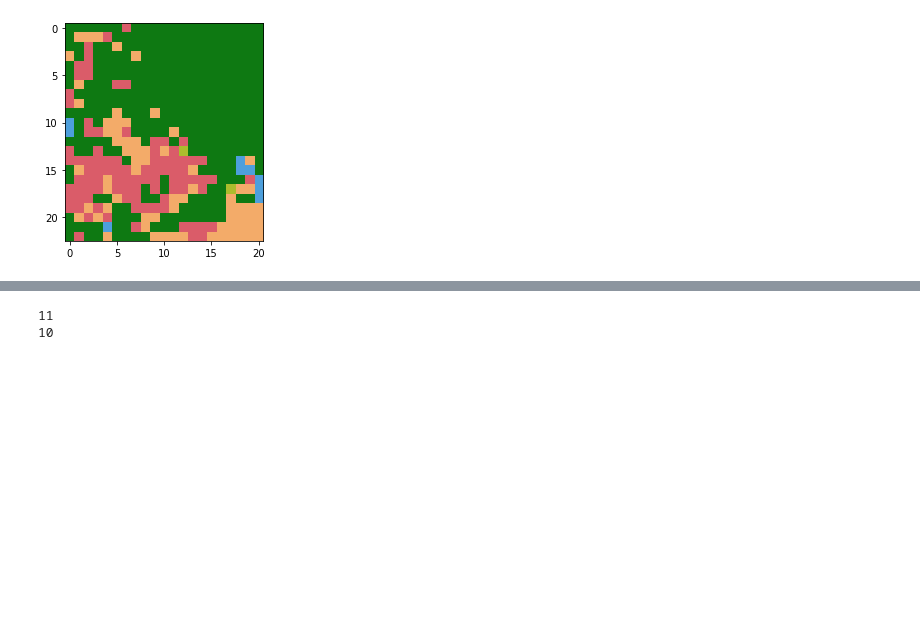
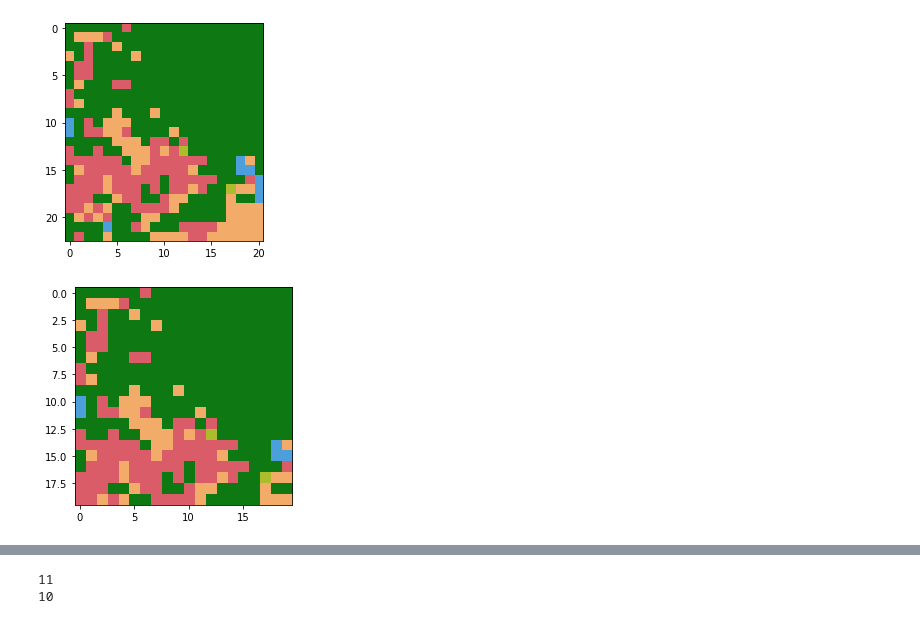
Before and after one commit to erinestafford/Bat_model, a Jupyter notebook: Australia data.ipynb, the cells around one changed output, grey strips where cells are left out. Drawn from its saved outputs; the diff is of its cells as text; code cells hidden in the pictures; blank space fills up the shorter version.

```diff
--- a/Australia data.ipynb
+++ b/Australia data.ipynb
@@ -67,3 +67,12 @@ ax.imshow(data_3d)
 plt.show()
 # %% [output]
 [figure]
+# %%
+# display the plot
+fig, ax = plt.subplots()
+ax.imshow(data_3d[0:20,0:20])
+small_test_data=data_3d[0:20,0:20]
+
+plt.show()
+# %% [output]
+[figure, added]
```
Also changed, not shown: parts of 2 cells of this notebook, 14 other files.
